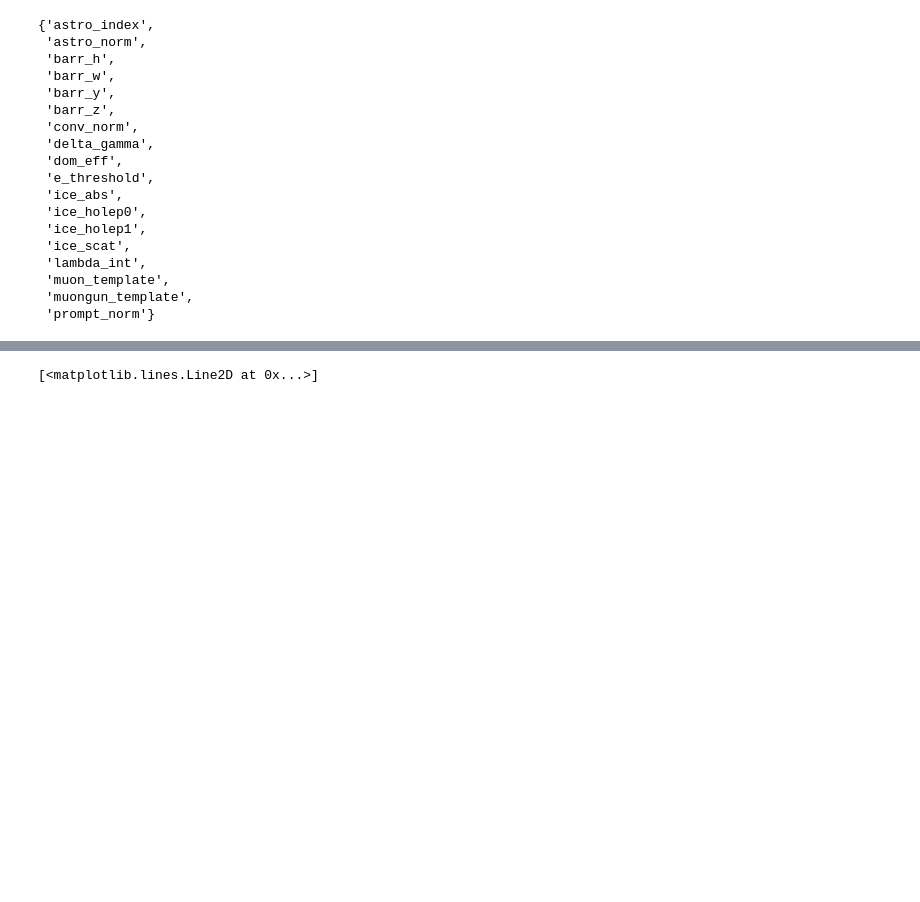
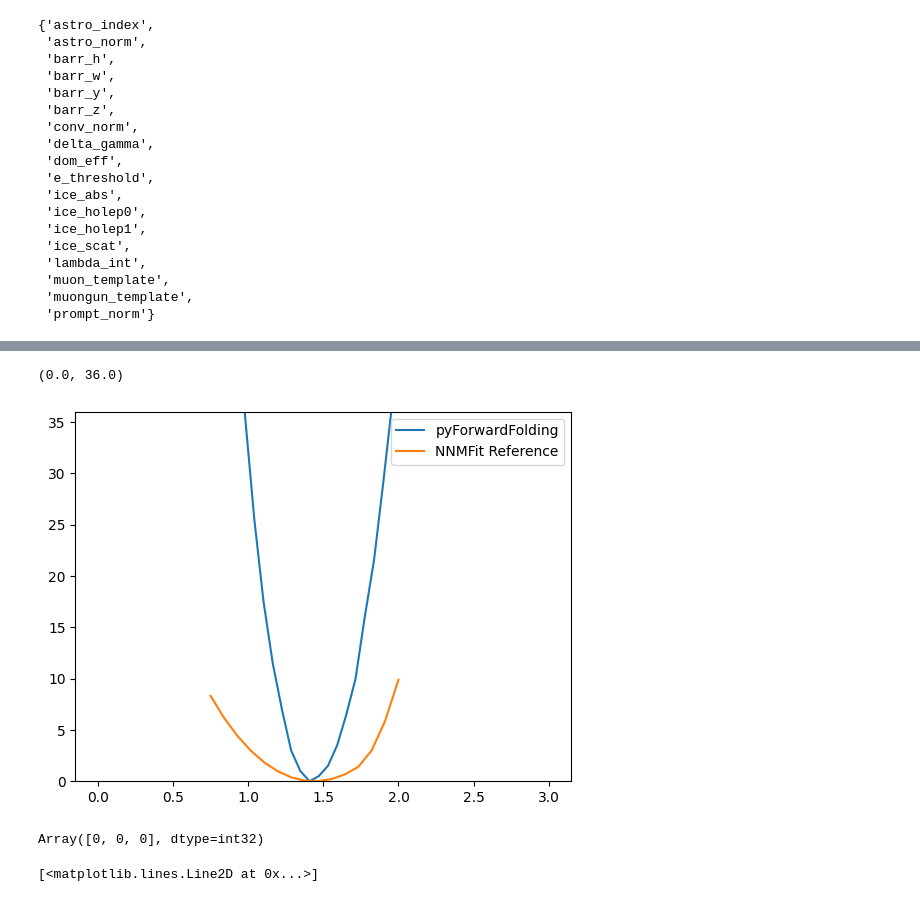
Before and after one commit to chrhck/pyForwardFolding, a Jupyter notebook: examples/Global_Fit.ipynb, the cells around one changed output, grey strips where cells are left out. Saved outputs shown, nothing was run; the diff lists cells and outputs as text; code cells hidden in the pictures; blank space fills up the shorter version.

```diff
--- a/examples/Global_Fit.ipynb
+++ b/examples/Global_Fit.ipynb
@@ -239,5 +237,5 @@ hist, hist_ssq = ana.evaluate(dataset, defaults)
 obs = hist
 
 mini = pyFF.minimizer.MinuitMinimizer(lik, obs, dataset, bound_config, defaults, {}, {})
-mini = pyFF.minimizer.ScipyMinimizer(lik, obs, dataset, bound_config, defaults, {}, {})
+#mini = pyFF.minimizer.ScipyMinimizer(lik, obs, dataset, bound_config, defaults, {}, {"astro_norm": 1.6})
 res = mini.minimize()
@@ -257,9 +280,11 @@ res
 # %%
-astro_norms = np.linspace(0, 3, 30)
+
+astro_norms = np.linspace(0, 3, 50)
 llhs = []
+pars = []
 for astro_norm in astro_norms:
     fixed_params = {"astro_norm": astro_norm}
     mini = pyFF.minimizer.ScipyMinimizer(lik, obs, dataset, bound_config, defaults, {}, fixed_params)
-    res = mini.minimize()
-    llh = res["fun"]
-    llhs.append(llh)
+    res, xmin, fun = mini.minimize()
+    llhs.append(fun)
+    pars.append(xmin)
@@ -272,3 +311,19 @@ plt.ylim(0, 10)
+# %%
+ref_data = pd.read_hdf("/home/chaack/data/ScanResults.hdf")
+plt.plot(astro_norms, 2*(np.asarray(llhs) - min(llhs)), label= "pyForwardFolding")
+sort_by = np.argsort(ref_data.astro_norm.loc["astro_norm"])
+plt.plot(ref_data.astro_norm.loc["astro_norm"][sort_by], 2*ref_data.llh.loc["astro_norm"][sort_by], label = "NNMFit Reference")
+plt.legend()
+plt.ylim(0, 36)
+# %% [output]
+(0.0, 36.0)
+[figure, added]
+# %%
+edges = jnp.asarray([0, 1, 2, 3], )
+bi = jnp.digitize(jnp.asarray([4]), edges)
+jnp.bincount(bi, length=len(edges)-1)
+# %% [output]
+Array([0, 0, 0], dtype=int32)
 # %%
 astro_norms = np.linspace(0, 3, 100)
 llhs = []
```
Also changed, not shown: parts of 10 cells of this notebook, 5 other files.
